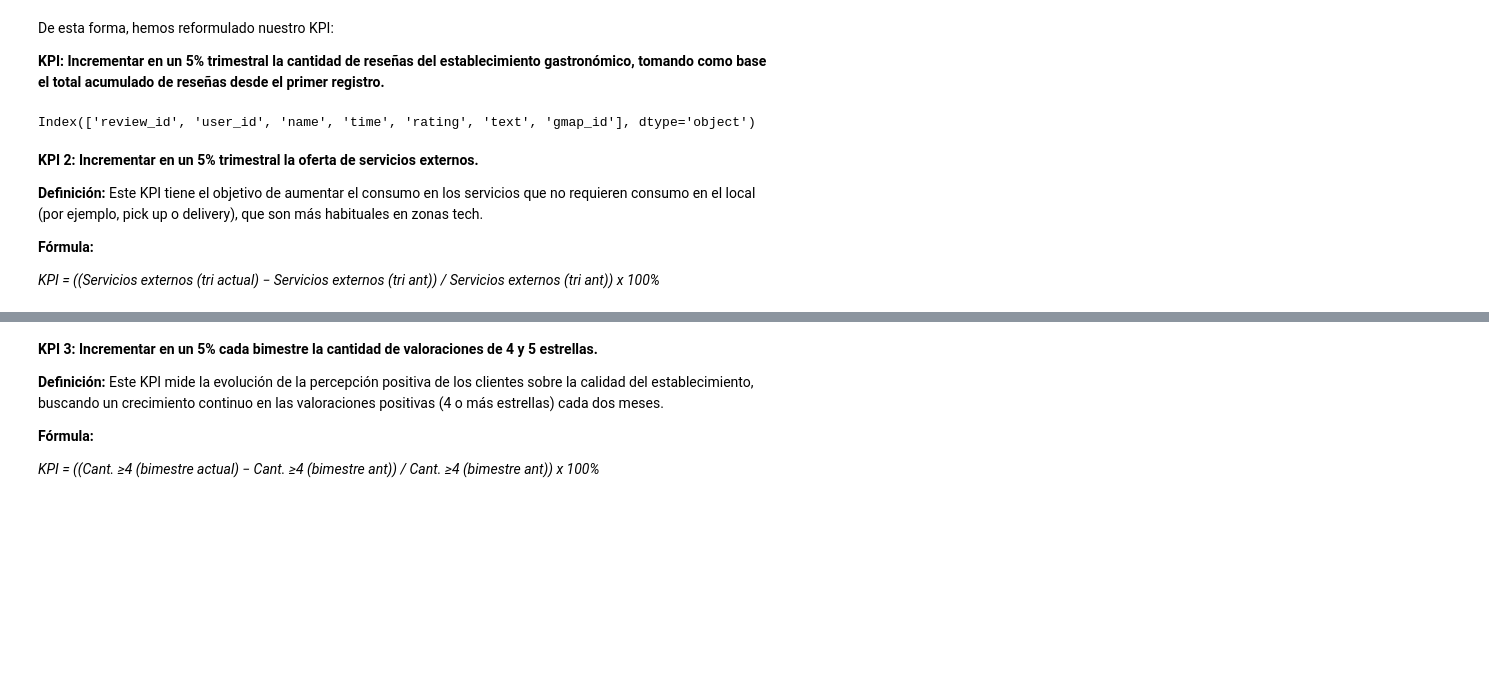
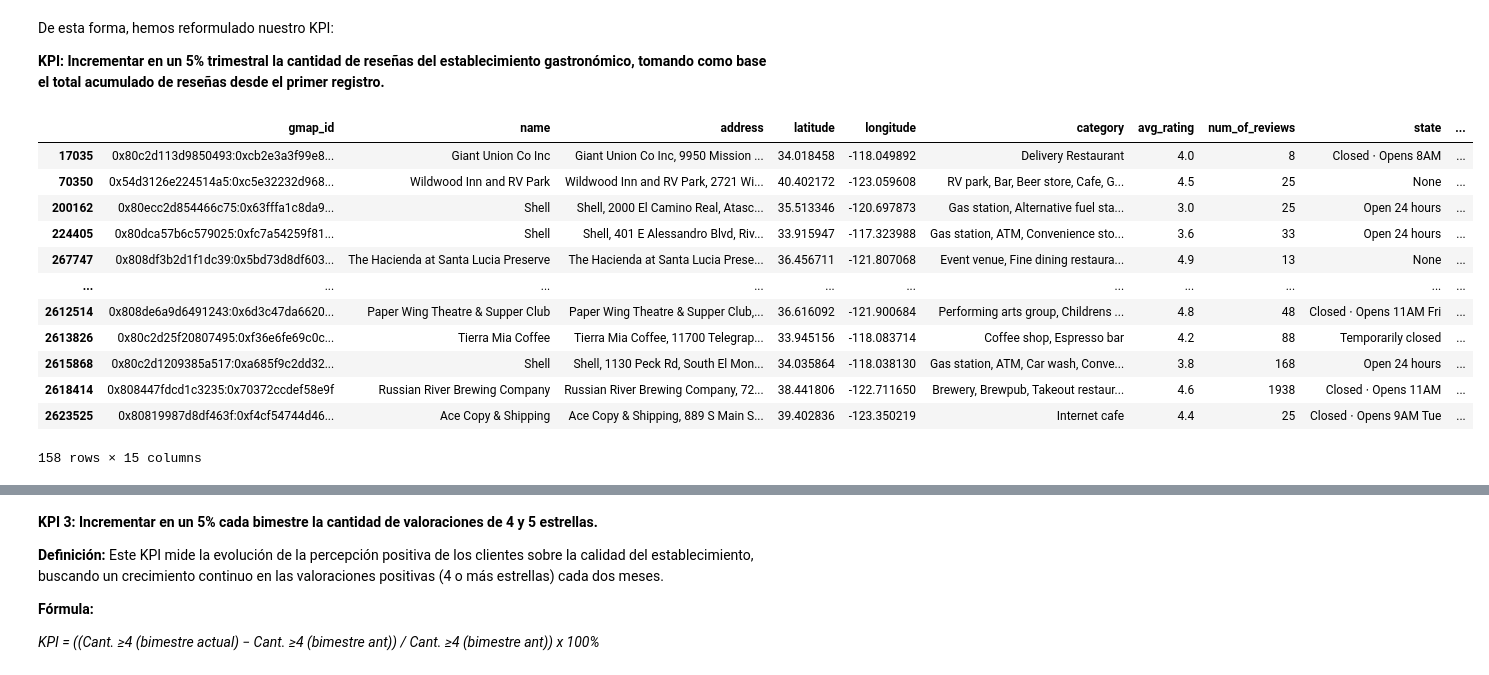
Before and after one commit to gastorellano/epicurean_project, a Jupyter notebook: Data Analytics/Análisis Económico/determinacion_kpi.ipynb, the cells around one changed output, grey strips where cells are left out. Saved outputs shown, nothing was run; the diff lists cells and outputs as text; code cells hidden in the pictures; blank space fills up the shorter version.

```diff
--- a/Data Analytics/Análisis Económico/determinacion_kpi.ipynb
+++ b/Data Analytics/Análisis Económico/determinacion_kpi.ipynb
@@ -506,15 +506,21 @@ De esta forma, hemos reformulado nuestro KPI:<br>
 **KPI: Incrementar en un 5% trimestral la cantidad de reseñas del establecimiento gastronómico, tomando como base el total acumulado de reseñas desde el primer registro.**
 # %%
 df_kpi
-# %%
-df_kpi.columns
-# %% [output]
-Index(['review_id', 'user_id', 'name', 'time', 'rating', 'text', 'gmap_id'], dtype='object')
-# %% [markdown]
-**KPI 2: Incrementar en un 5% trimestral la oferta de servicios externos.**
-
-**Definición:** Este KPI tiene el objetivo de aumentar el consumo en los servicios que no requieren consumo en el local (por ejemplo, pick up o delivery), que son más habituales en zonas tech.
-
-**Fórmula:**
-
-*KPI = ((Servicios externos (tri actual) − Servicios externos (tri ant)) / Servicios externos (tri ant)) x 100%*
+# %%
+# Filtrar el DataFrame para obtener filas donde 'service options' es igual a 'Sin dato'
+df_sin_dato = df_locales[df_locales['Service options'] == 'Sin dato']
+df_sin_dato
+# %% [output]
+|  | gmap_id | name | address | latitude | longitude | category | avg_rating | num_of_reviews | state | ... |
+| 17035 | 0x80c2d113d9850493:0xcb2e3a3f99e8... | Giant Union Co Inc | Giant Union Co Inc, 9950 Mission ... | 34.018458 | -118.049892 | Delivery Restaurant | 4.0 | 8 | Closed ⋅ Opens 8AM | ... |
+| 70350 | 0x54d3126e224514a5:0xc5e32232d968... | Wildwood Inn and RV Park | Wildwood Inn and RV Park, 2721 Wi... | 40.402172 | -123.059608 | RV park, Bar, Beer store, Cafe, G... | 4.5 | 25 | None | ... |
+| 200162 | 0x80ecc2d854466c75:0x63fffa1c8da9... | Shell | Shell, 2000 El Camino Real, Atasc... | 35.513346 | -120.697873 | Gas station, Alternative fuel sta... | 3.0 | 25 | Open 24 hours | ... |
+| 224405 | 0x80dca57b6c579025:0xfc7a54259f81... | Shell | Shell, 401 E Alessandro Blvd, Riv... | 33.915947 | -117.323988 | Gas station, ATM, Convenience sto... | 3.6 | 33 | Open 24 hours | ... |
+| 267747 | 0x808df3b2d1f1dc39:0x5bd73d8df603... | The Hacienda at Santa Lucia Preserve | The Hacienda at Santa Lucia Prese... | 36.456711 | -121.807068 | Event venue, Fine dining restaura... | 4.9 | 13 | None | ... |
+| ... | ... | ... | ... | ... | ... | ... | ... | ... | ... | ... |
+| 2612514 | 0x808de6a9d6491243:0x6d3c47da6620... | Paper Wing Theatre & Supper Club | Paper Wing Theatre & Supper Club,... | 36.616092 | -121.900684 | Performing arts group, Childrens ... | 4.8 | 48 | Closed ⋅ Opens 11AM Fri | ... |
+| 2613826 | 0x80c2d25f20807495:0xf36e6fe69c0c... | Tierra Mia Coffee | Tierra Mia Coffee, 11700 Telegrap... | 33.945156 | -118.083714 | Coffee shop, Espresso bar | 4.2 | 88 | Temporarily closed | ... |
+| 2615868 | 0x80c2d1209385a517:0xa685f9c2dd32... | Shell | Shell, 1130 Peck Rd, South El Mon... | 34.035864 | -118.038130 | Gas station, ATM, Car wash, Conve... | 3.8 | 168 | Open 24 hours | ... |
+| 2618414 | 0x808447fdcd1c3235:0x70372ccdef58e9f | Russian River Brewing Company | Russian River Brewing Company, 72... | 38.441806 | -122.711650 | Brewery, Brewpub, Takeout restaur... | 4.6 | 1938 | Closed ⋅ Opens 11AM | ... |
+| 2623525 | 0x80819987d8df463f:0xf4cf54744d46... | Ace Copy & Shipping | Ace Copy & Shipping, 889 S Main S... | 39.402836 | -123.350219 | Internet cafe | 4.4 | 25 | Closed ⋅ Opens 9AM Tue | ... |
+158 rows × 15 columns
```
Also changed, not shown: parts of 2 cells of this notebook, 1 other file.
